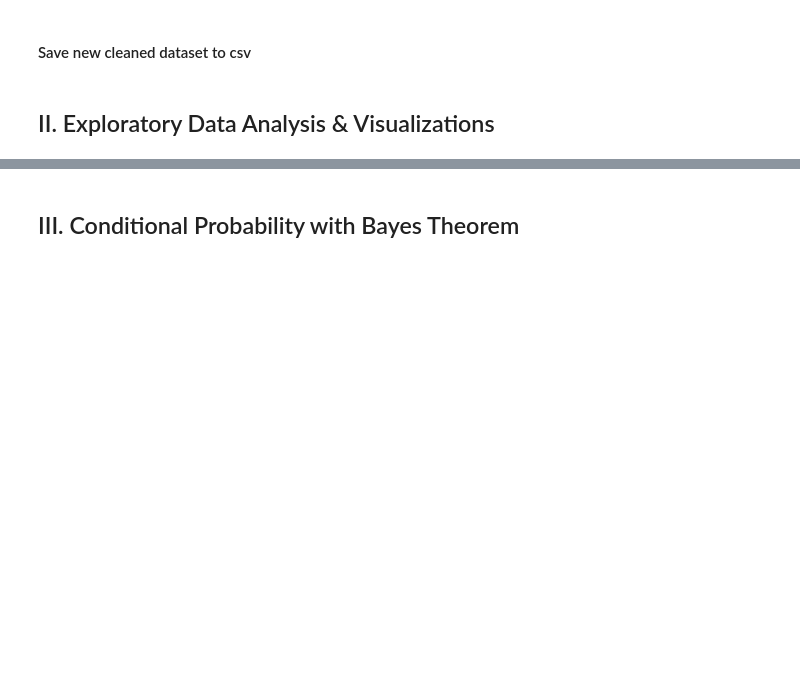
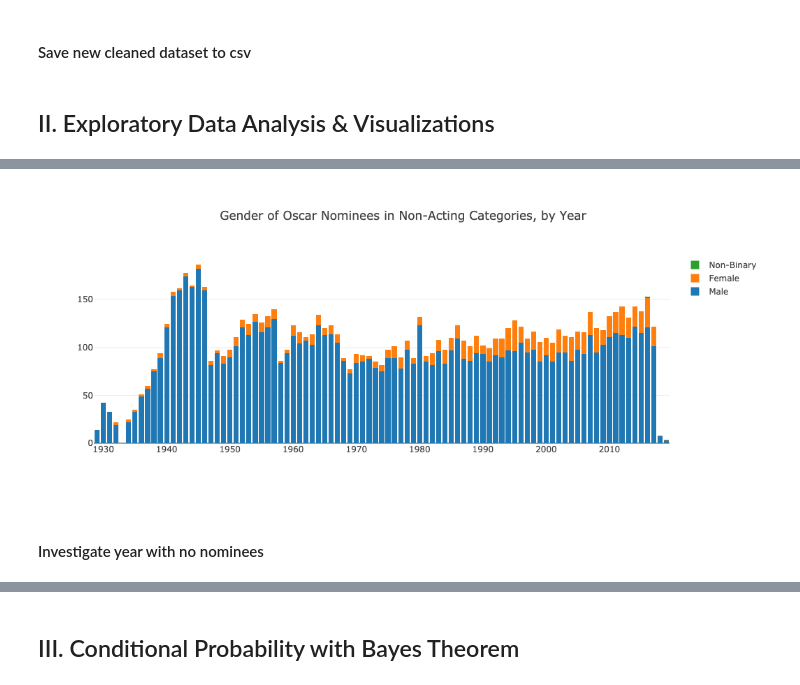
Before and after one commit to MagicMilly/women-in-film-analysis-dashboard, a Jupyter notebook: presentation.ipynb, the cells around one changed output, grey strips where cells are left out. Drawn from its saved outputs; the diff is of its cells as text; code cells hidden in the pictures; blank space fills up the shorter version.

```diff
--- a/presentation.ipynb
+++ b/presentation.ipynb
@@ -303,0 +346,18 @@ oscar_winners.to_csv('my_data/cleaned_oscar_winners.csv', index=False)
+# %%
+male_counts = []
+female_counts = []
+non_binary_counts = []
+
+for y in oscar_nominees.year.unique():
+    if y in male_nominees.year.values:
+        male_counts.append(male_nominees.year.value_counts()[y])
+    else:
+        male_counts.append(0)
+    if y in female_nominees.year.values:
+        female_counts.append(female_nominees.year.value_counts()[y])
+    else:
+        female_counts.append(0)
+    if y in non_binary_nominees.year.values:
+        non_binary_counts.append(non_binary_nominees.year.value_counts()[y])
+    else:
+        non_binary_counts.append(0)
@@ -303,0 +381,33 @@ oscar_winners.to_csv('my_data/cleaned_oscar_winners.csv', index=False)
+# %%
+years = oscar_nominees.year.unique()
+y_gender_values = [male_counts, female_counts, non_binary_counts]
+
+trace1 = go.Bar(
+    x=years,
+    y=y_gender_values[0],
+    name="Male"
+)
+trace2 = go.Bar(
+    x=years,
+    y=y_gender_values[1],
+    name="Female"
+)
+
+trace3 = go.Bar(
+    x=years,
+    y=y_gender_values[2],
+    name="Non-Binary"
+)
+
+data = [trace1, trace2, trace3]
+layout = go.Layout(
+    barmode='stack',
+    title="Gender of Oscar Nominees in Non-Acting Categories, by Year"
+)
+
+fig = go.Figure(data=data, layout=layout)
+iplot(fig)
+# %% [output]
+[figure, added]
+# %% [markdown]
+#### Investigate year with no nominees
```
Also changed, not shown: parts of 13 cells of this notebook, 1 other file.
